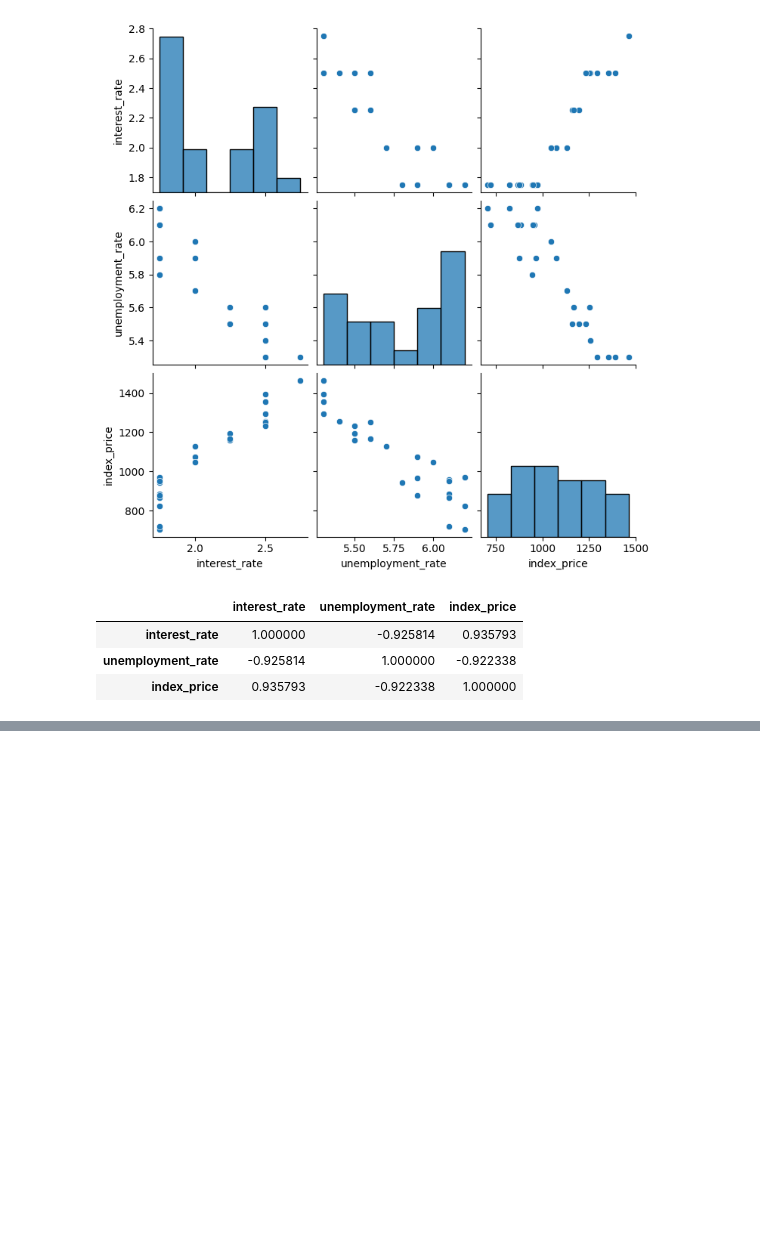
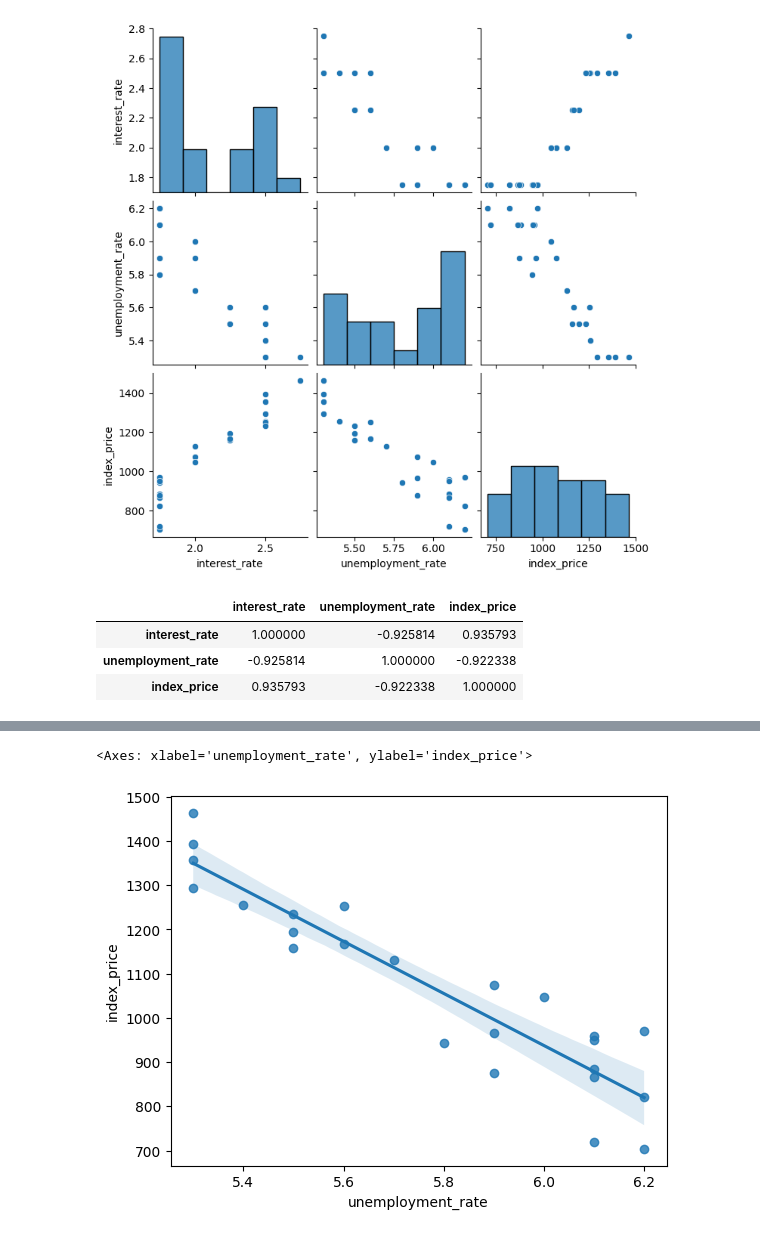
Before and after one commit to Navneet0094/Data-science, a Jupyter notebook: ML Practice/Linear regression/mullinearreg.ipynb, the cells around one changed output, grey strips where cells are left out. Drawn from its saved outputs; the diff is of its cells as text; code cells hidden in the pictures; blank space fills up the shorter version.

```diff
--- a/ML Practice/Linear regression/mullinearreg.ipynb
+++ b/ML Practice/Linear regression/mullinearreg.ipynb
@@ -44,0 +121,5 @@ plt.scatter(df[])
+# %%
+sns.regplot(x='unemployment_rate', y='index_price', data=df)
+# %% [output]
+<Axes: xlabel='unemployment_rate', ylabel='index_price'>
+[figure, added]
```
Also changed, not shown: parts of 34 cells of this notebook.
